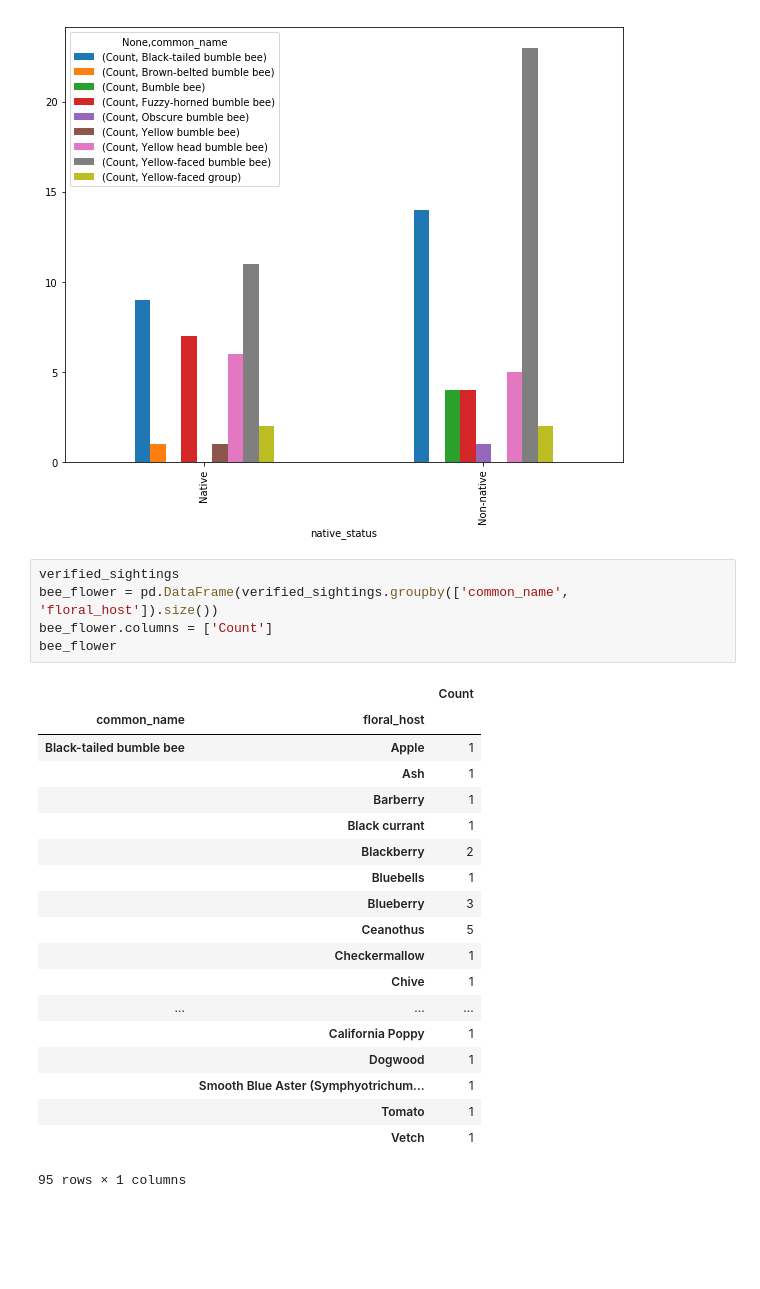
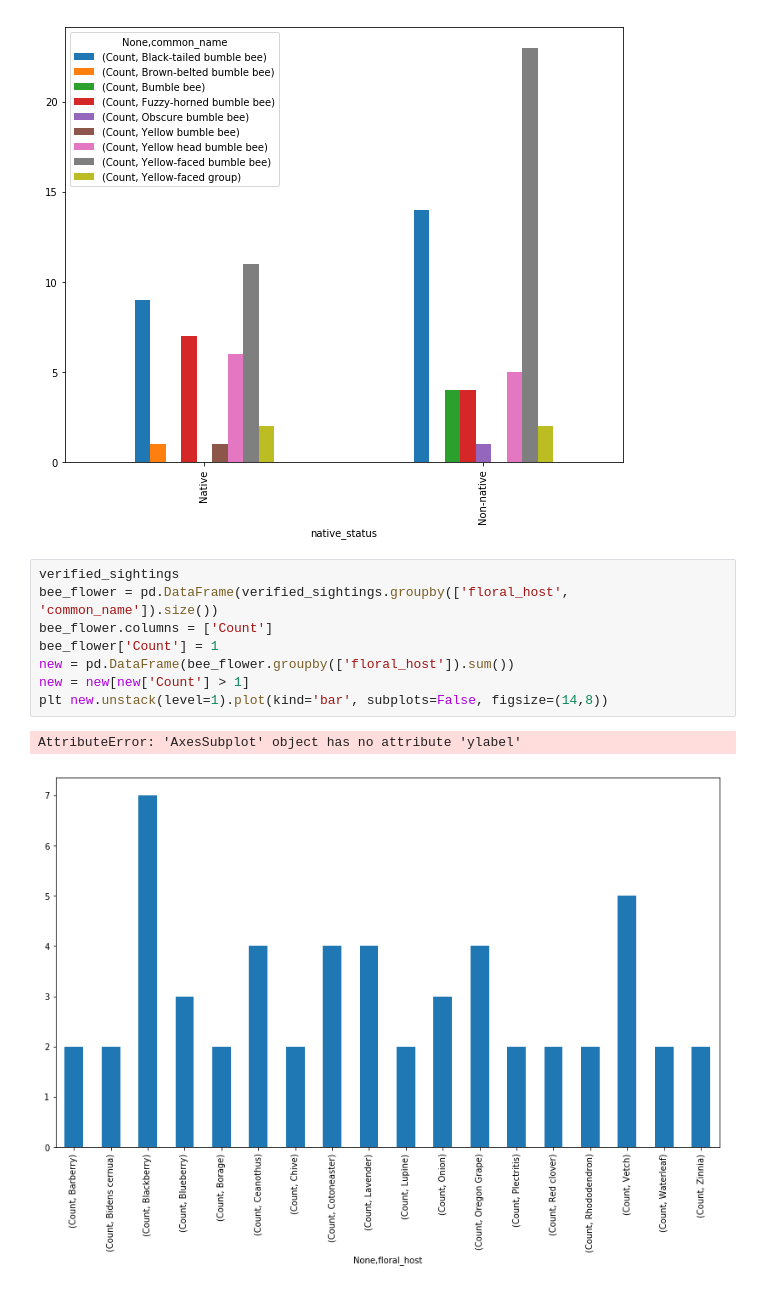
Before and after one commit to mike-jolliffe/Projects, a Jupyter notebook: Bumblebees/bee_data_exploration.ipynb, the cells around one changed output. Drawn from its saved outputs; the diff is of its cells as text; blank space fills up the shorter version.

Commit message:
visualize number of different bee species by floral host

```diff
--- a/Bumblebees/bee_data_exploration.ipynb
+++ b/Bumblebees/bee_data_exploration.ipynb
@@ -96,26 +96,12 @@ counts_compare.unstack(level=1).plot(kind='bar', subplots=False, figsize=(10,8))
 [figure]
 # %%
 verified_sightings
-bee_flower = pd.DataFrame(verified_sightings.groupby(['common_name', 'floral_host']).size())
+bee_flower = pd.DataFrame(verified_sightings.groupby(['floral_host', 'common_name']).size())
 bee_flower.columns = ['Count']
-bee_flower
+bee_flower['Count'] = 1
+new = pd.DataFrame(bee_flower.groupby(['floral_host']).sum())
+new = new[new['Count'] > 1]
+plt new.unstack(level=1).plot(kind='bar', subplots=False, figsize=(14,8))
 # %% [output]
-|  |  | Count |
-| common_name | floral_host |  |
-| Black-tailed bumble bee | Apple | 1 |
-|  | Ash | 1 |
-|  | Barberry | 1 |
-|  | Black currant | 1 |
-|  | Blackberry | 2 |
-|  | Bluebells | 1 |
-|  | Blueberry | 3 |
-|  | Ceanothus | 5 |
-|  | Checkermallow | 1 |
-|  | Chive | 1 |
-| ... | ... | ... |
-|  | California Poppy | 1 |
-|  | Dogwood | 1 |
-|  | Smooth Blue Aster (Symphyotrichum... | 1 |
-|  | Tomato | 1 |
-|  | Vetch | 1 |
-95 rows × 1 columns
+AttributeError: 'AxesSubplot' object has no attribute 'ylabel'
+[figure, added]
```
